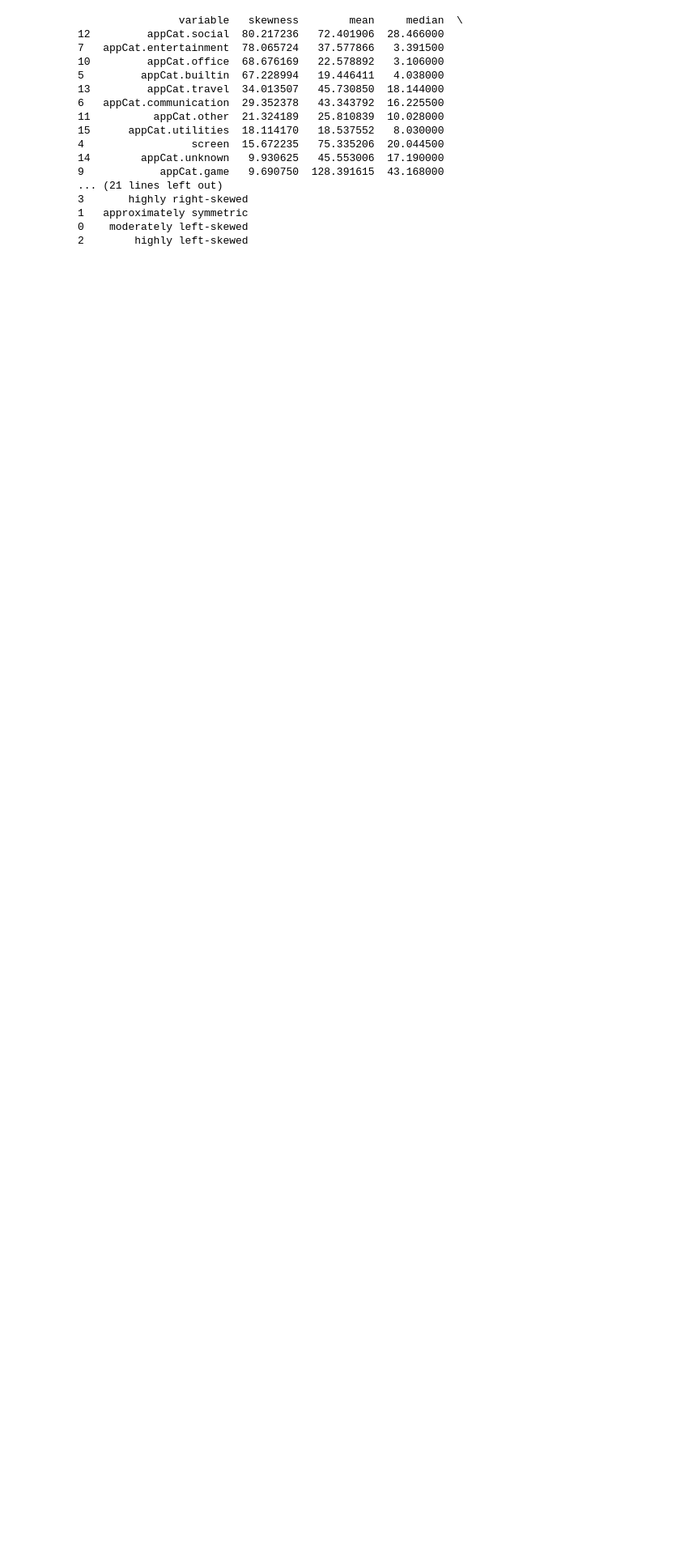
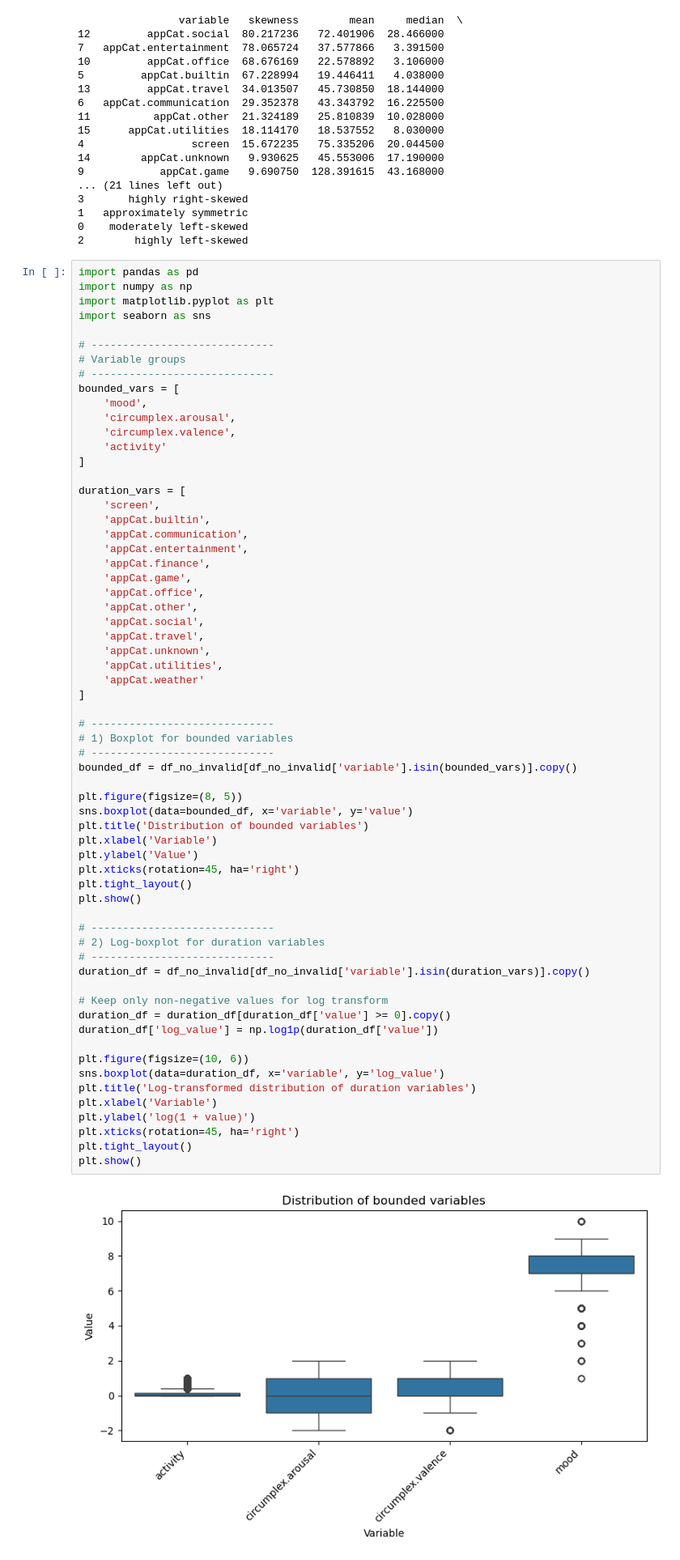
Before and after one commit to FieBergli/DMT_A1, a Jupyter notebook: clean_data.ipynb, the cells around one changed output. Shown at 81% size. Drawn from its saved outputs; the diff is of its cells as text; blank space fills up the shorter version.

```diff
--- a/clean_data.ipynb
+++ b/clean_data.ipynb
@@ -505,3 +505,68 @@ print(skew_df)
 1   approximately symmetric
 0    moderately left-skewed
 2        highly left-skewed
+# %%
+import pandas as pd
+import numpy as np
+import matplotlib.pyplot as plt
+import seaborn as sns
+
+# -----------------------------
+# Variable groups
+# -----------------------------
+bounded_vars = [
+    'mood',
+    'circumplex.arousal',
+    'circumplex.valence',
+    'activity'
+]
+
+duration_vars = [
+    'screen',
+    'appCat.builtin',
+    'appCat.communication',
+    'appCat.entertainment',
+    'appCat.finance',
+    'appCat.game',
+    'appCat.office',
+    'appCat.other',
+    'appCat.social',
+    'appCat.travel',
+    'appCat.unknown',
+    'appCat.utilities',
+    'appCat.weather'
+]
+
+# -----------------------------
+# 1) Boxplot for bounded variables
+# -----------------------------
+bounded_df = df_no_invalid[df_no_invalid['variable'].isin(bounded_vars)].copy()
+
+plt.figure(figsize=(8, 5))
+sns.boxplot(data=bounded_df, x='variable', y='value')
+plt.title('Distribution of bounded variables')
+plt.xlabel('Variable')
+plt.ylabel('Value')
+plt.xticks(rotation=45, ha='right')
+plt.tight_layout()
+plt.show()
+
+# -----------------------------
+# 2) Log-boxplot for duration variables
+# -----------------------------
+duration_df = df_no_invalid[df_no_invalid['variable'].isin(duration_vars)].copy()
+
+# Keep only non-negative values for log transform
+duration_df = duration_df[duration_df['value'] >= 0].copy()
+duration_df['log_value'] = np.log1p(duration_df['value'])
+
+plt.figure(figsize=(10, 6))
+sns.boxplot(data=duration_df, x='variable', y='log_value')
+plt.title('Log-transformed distribution of duration variables')
+plt.xlabel('Variable')
+plt.ylabel('log(1 + value)')
+plt.xticks(rotation=45, ha='right')
+plt.tight_layout()
+plt.show()
+# %% [output]
+[figure, added]
```
Also changed, not shown: parts of 1 cell of this notebook.
